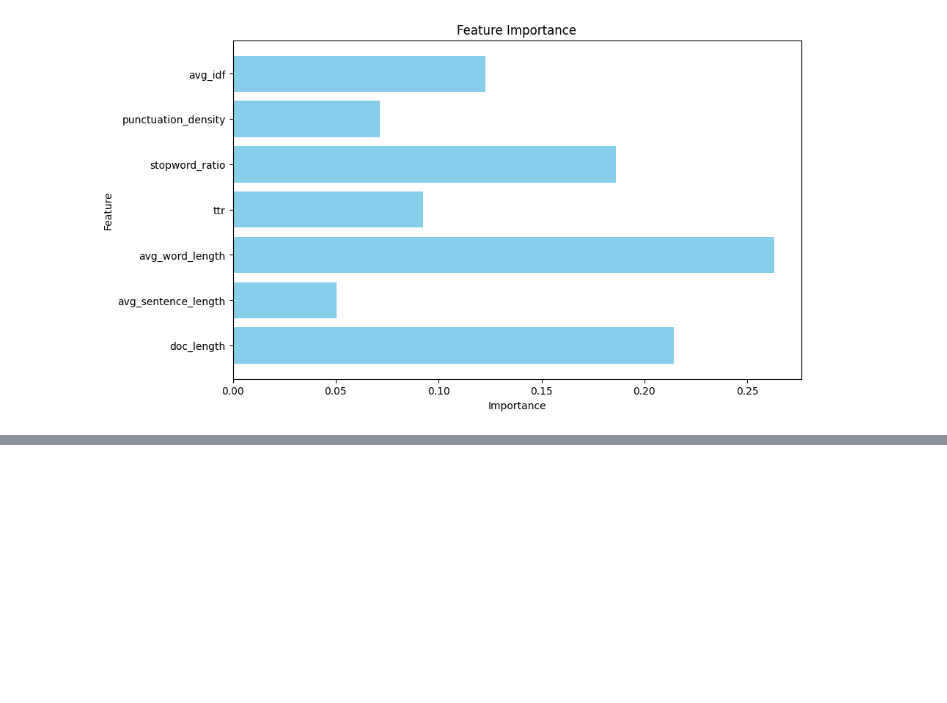
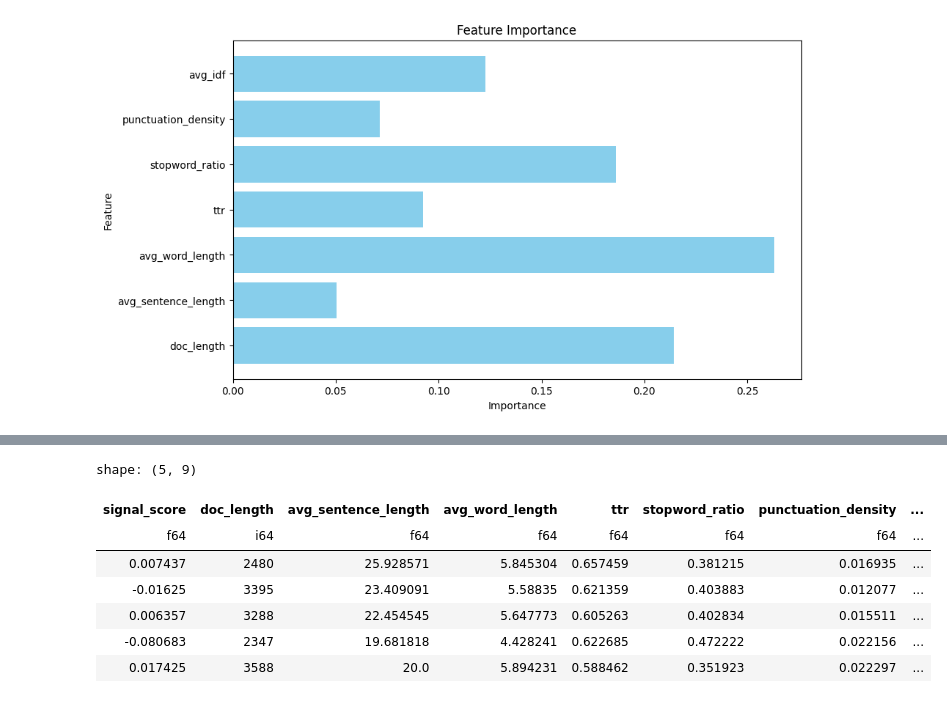
Before and after one commit to max-seeli/steely, a Jupyter notebook: src/steely/task_1/simple_clf.ipynb, the cells around one changed output, grey strips where cells are left out. Drawn from its saved outputs; the diff is of its cells as text; code cells hidden in the pictures; blank space fills up the shorter version.

```diff
--- a/src/steely/task_1/simple_clf.ipynb
+++ b/src/steely/task_1/simple_clf.ipynb
@@ -468,0 +505,19 @@ plt.show()
+# %%
+stemmer = PorterStemmer()
+stop_words = set(stopwords.words("english"))          # O(1) look-ups
+
+def stem_tokenise(text: str) -> list[str]:
+    """Lower-case, tokenise, remove punctuation & stop-words, then stem."""
+    tokens = [t for t in word_tokenize(text.lower())
+              if t.isalpha()]  # and t not in stop_words]
+    return [stemmer.stem(t) for t in tokens]
+
+def get_signal(text: str, word_correlations) -> float:
+    """Get the signal of a text."""
+    tokens = stem_tokenise(text)
+    return np.sum([word_correlations[token] for token in tokens if token in word_correlations]) / len(tokens)
+
+def load_word_correlations(word_correlations_file):
+    with open(word_correlations_file, "r") as f:
+        word_correlations = json.load(f)
+    return word_correlations
@@ -468,0 +581,13 @@ plt.show()
+# %%
+features_train = extract_features_with_correlation_scores(train_df, word_correlations)
+features_val = extract_features_with_correlation_scores(val_df, word_correlations)
+features_train.head()
+# %% [output]
+shape: (5, 9)
+| signal_score | doc_length | avg_sentence_length | avg_word_length | ttr | stopword_ratio | punctuation_density | ... |
+| f64 | i64 | f64 | f64 | f64 | f64 | f64 | ... |
+| 0.007437 | 2480 | 25.928571 | 5.845304 | 0.657459 | 0.381215 | 0.016935 | ... |
+| -0.01625 | 3395 | 23.409091 | 5.58835 | 0.621359 | 0.403883 | 0.012077 | ... |
+| 0.006357 | 3288 | 22.454545 | 5.647773 | 0.605263 | 0.402834 | 0.015511 | ... |
+| -0.080683 | 2347 | 19.681818 | 4.428241 | 0.622685 | 0.472222 | 0.022156 | ... |
+| 0.017425 | 3588 | 20.0 | 5.894231 | 0.588462 | 0.351923 | 0.022297 | ... |
```
Also changed, not shown: parts of 7 cells of this notebook.
